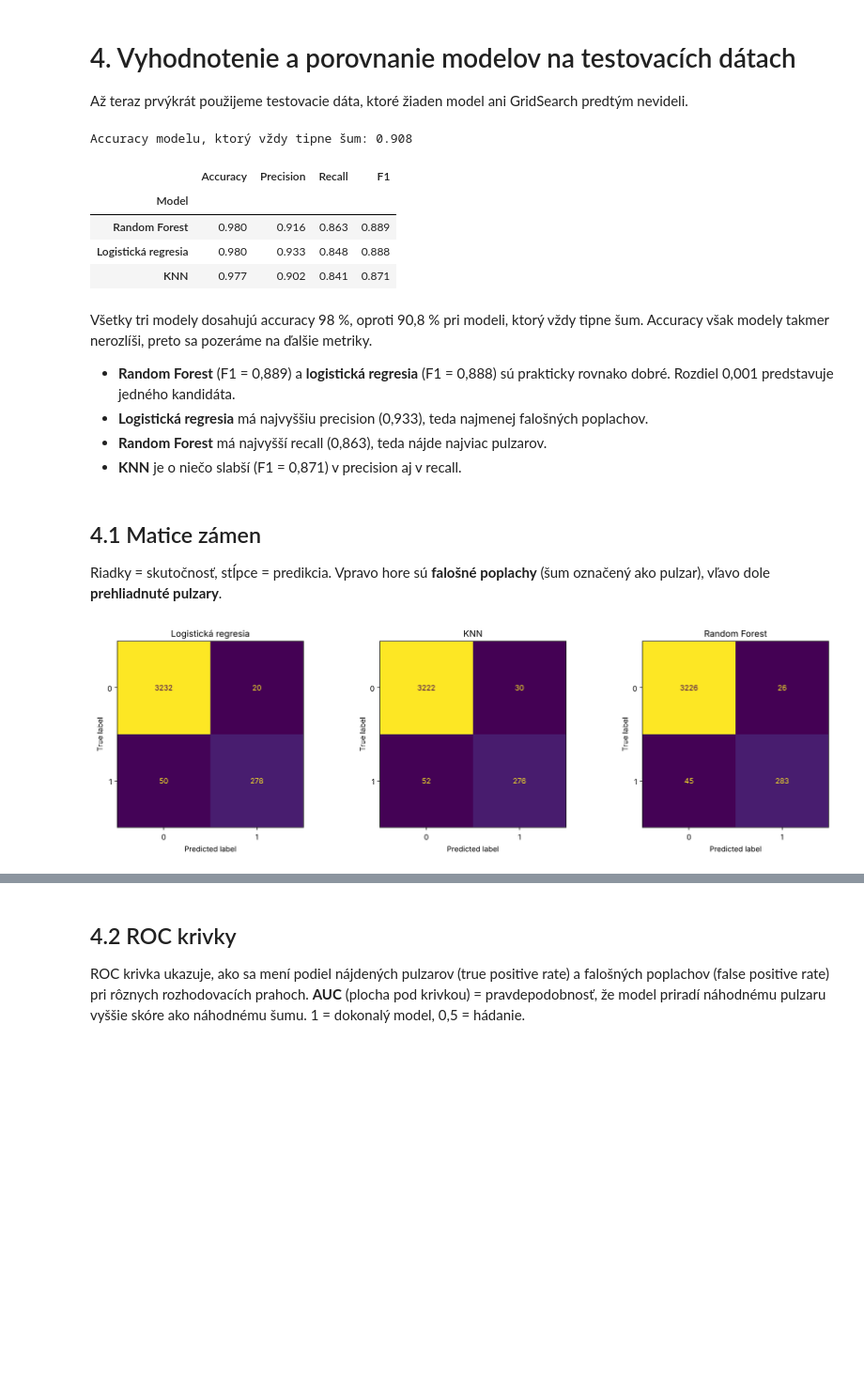
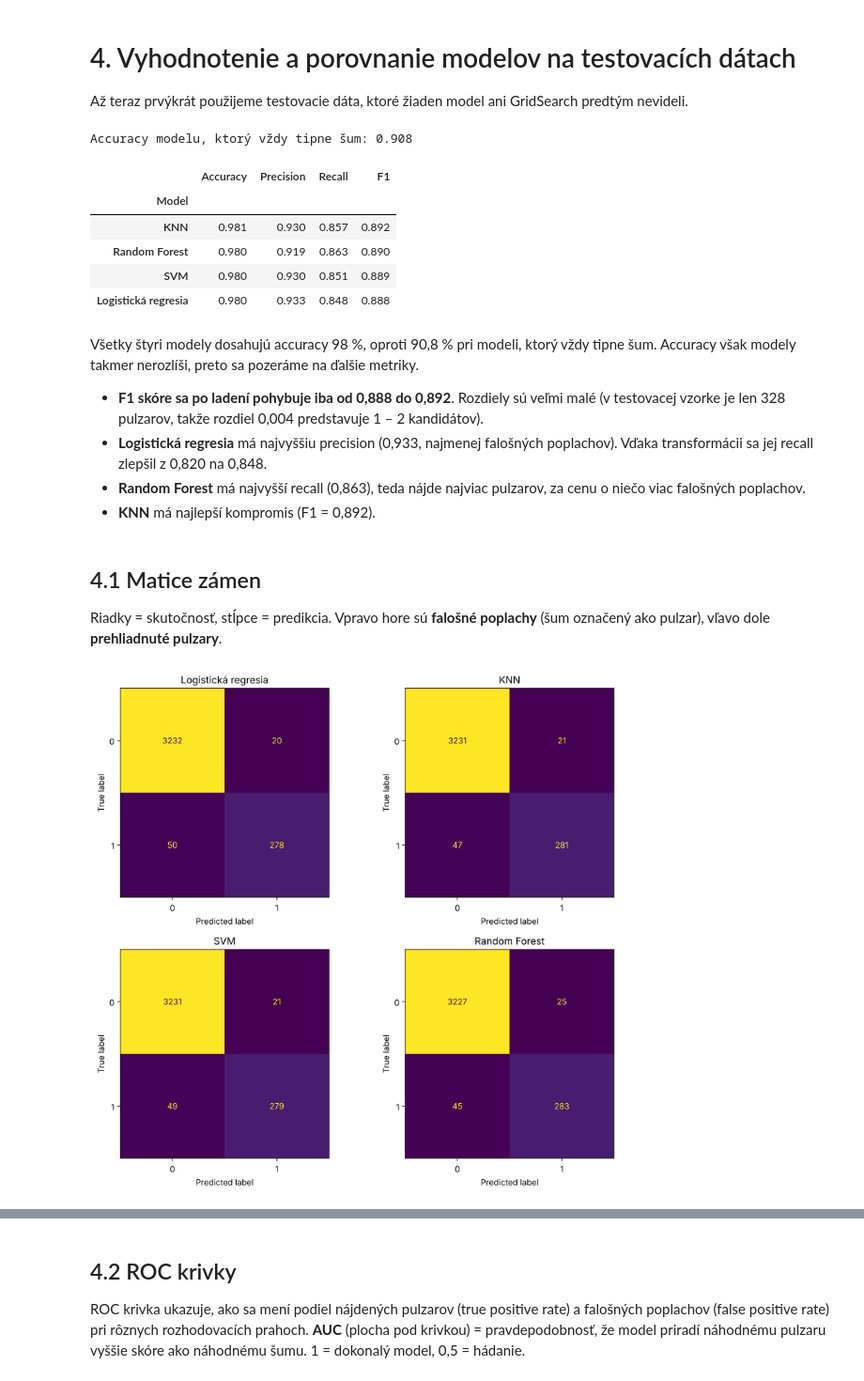
Before and after one commit to SimonaBednarikova/ML_pulsar_projekt_S1_r1, a Jupyter notebook: pulzary_projekt.ipynb, the cells around one changed output, grey strips where cells are left out. Shown at 94% size. Saved outputs shown, nothing was run; the diff lists cells and outputs as text; code cells hidden in the pictures; blank space fills up the shorter version.

```diff
--- a/pulzary_projekt.ipynb
+++ b/pulzary_projekt.ipynb
@@ -413,0 +399,7 @@ Parameter `class_weight="balanced"` (pri LR a RF) zvýši váhu chýb na menšin
+# %%
+def tune(model, params):
+    default = cross_val_score(model, X_train, y_train, scoring="f1").mean()
+    search = GridSearchCV(model, params, scoring="f1", n_jobs=-1).fit(X_train, y_train)
+    print("Najlepšie hyperparametre:", search.best_params_)
+    print(f"F1 (krížová validácia): predvolené {default:.3f} → vyladené {search.best_score_:.3f}")
+    return search.best_estimator_
@@ -458,0 +480,8 @@ knn = gridsearch_knn.best_estimator_
+# %%
+svm = tune(
+    Pipeline([("scaler", StandardScaler()), ("model", SVC())]),
+    {"scaler": [StandardScaler(), PowerTransformer()],
+     "model__C": [1, 10, 100],
+     "model__gamma": ["scale", 0.1],
+     "model__class_weight": [None, "balanced"]},
+)
@@ -471,11 +504,10 @@ aj interakcie premenných. Navyše ukáže, ktoré premenné sú pre rozhodovani
 * `class_weight`: či zvýšiť váhu pulzarov.
 # %%
-params_rf = {"max_depth": [None, 10],
-             "min_samples_leaf": [1, 3],
-             "class_weight": [None, "balanced"]}
-gridsearch_rf = GridSearchCV(RandomForestClassifier(random_state=42), params_rf, scoring="f1")
-gridsearch_rf.fit(X_train_scaled, y_train)
-
-print(gridsearch_rf.best_params_, "| F1:", round(gridsearch_rf.best_score_, 3))
-forest = gridsearch_rf.best_estimator_
+forest = tune(
+    RandomForestClassifier(random_state=42),
+    {"max_depth": [None, 10],
+     "min_samples_leaf": [1, 3],
+     "max_features": ["sqrt", None],
+     "class_weight": [None, "balanced"]},
+)
 # %% [output]
@@ -494,11 +529,12 @@ forest = gridsearch_rf.best_estimator_
 # 4. Vyhodnotenie a porovnanie modelov na testovacích dátach
 Až teraz prvýkrát použijeme testovacie dáta, ktoré žiaden model ani GridSearch predtým nevideli.
 # %%
-models = {"Logistická regresia": log_reg, "KNN": knn, "Random Forest": forest}
+models = {"Logistická regresia": log_reg, "KNN": knn,
+          "SVM": svm, "Random Forest": forest}
 
 rows = []
 for name, model in models.items():
-    pred = model.predict(X_test_scaled)
+    pred = model.predict(X_test)
     rows.append({"Model": name,
                  "Accuracy": accuracy_score(y_test, pred),
                  "Precision": precision_score(y_test, pred),
@@ -512,27 +548,28 @@ results.sort_values("F1", ascending=False)
 Accuracy modelu, ktorý vždy tipne šum: 0.908
 |  | Accuracy | Precision | Recall | F1 |
 | Model |  |  |  |  |
-| Random Forest | 0.980 | 0.916 | 0.863 | 0.889 |
+| KNN | 0.981 | 0.930 | 0.857 | 0.892 |
+| Random Forest | 0.980 | 0.919 | 0.863 | 0.890 |
+| SVM | 0.980 | 0.930 | 0.851 | 0.889 |
 | Logistická regresia | 0.980 | 0.933 | 0.848 | 0.888 |
-| KNN | 0.977 | 0.902 | 0.841 | 0.871 |
 # %% [markdown]
-Všetky tri modely dosahujú accuracy 98 %, oproti 90,8 % pri modeli, ktorý vždy tipne šum. Accuracy však modely takmer nerozlíši, preto sa pozeráme na ďalšie metriky.
-* **Random Forest** (F1 = 0,889) a **logistická regresia** (F1 = 0,888) sú prakticky rovnako dobré. Rozdiel 0,001 predstavuje jedného kandidáta.
-* **Logistická regresia** má najvyššiu precision (0,933), teda najmenej falošných poplachov.
-* **Random Forest** má najvyšší recall (0,863), teda nájde najviac pulzarov.
-* **KNN** je o niečo slabší (F1 = 0,871) v precision aj v recall.
+Všetky štyri modely dosahujú accuracy 98 %, oproti 90,8 % pri modeli, ktorý vždy tipne šum. Accuracy však modely takmer nerozlíši, preto sa pozeráme na ďalšie metriky.
+* **F1 skóre sa po ladení pohybuje iba od 0,888 do 0,892**. Rozdiely sú veľmi malé (v testovacej vzorke je len 328 pulzarov, takže rozdiel 0,004 predstavuje 1 – 2 kandidátov).
+* **Logistická regresia** má najvyššiu precision (0,933, najmenej falošných poplachov). Vďaka transformácii sa jej recall zlepšil z 0,820 na 0,848.
+* **Random Forest** má najvyšší recall (0,863), teda nájde najviac pulzarov, za cenu o niečo viac falošných poplachov.
+* **KNN** má najlepší kompromis (F1 = 0,892).
 # %% [markdown]
 ## 4.1 Matice zámen
 Riadky = skutočnosť, stĺpce = predikcia. Vpravo hore sú **falošné poplachy** (šum označený ako pulzar),
 vľavo dole **prehliadnuté pulzary**.
 # %%
-fig, axes = plt.subplots(1, 3, figsize=(15, 4.5))
-for ax, (name, model) in zip(axes, models.items()):
-    ConfusionMatrixDisplay.from_estimator(model, X_test_scaled, y_test,
+fig, axes = plt.subplots(2, 2, figsize=(10, 9))
+for ax, (name, model) in zip(axes.flat, models.items()):
+    ConfusionMatrixDisplay.from_estimator(model, X_test, y_test,
                                           ax=ax, colorbar=False)
     ax.set_title(name)
 plt.tight_layout()
 plt.show()
 # %% [output]
-[figure, old version]
+[figure, new version]
 # %% [markdown]
```
Also changed, not shown: parts of 29 cells of this notebook.
